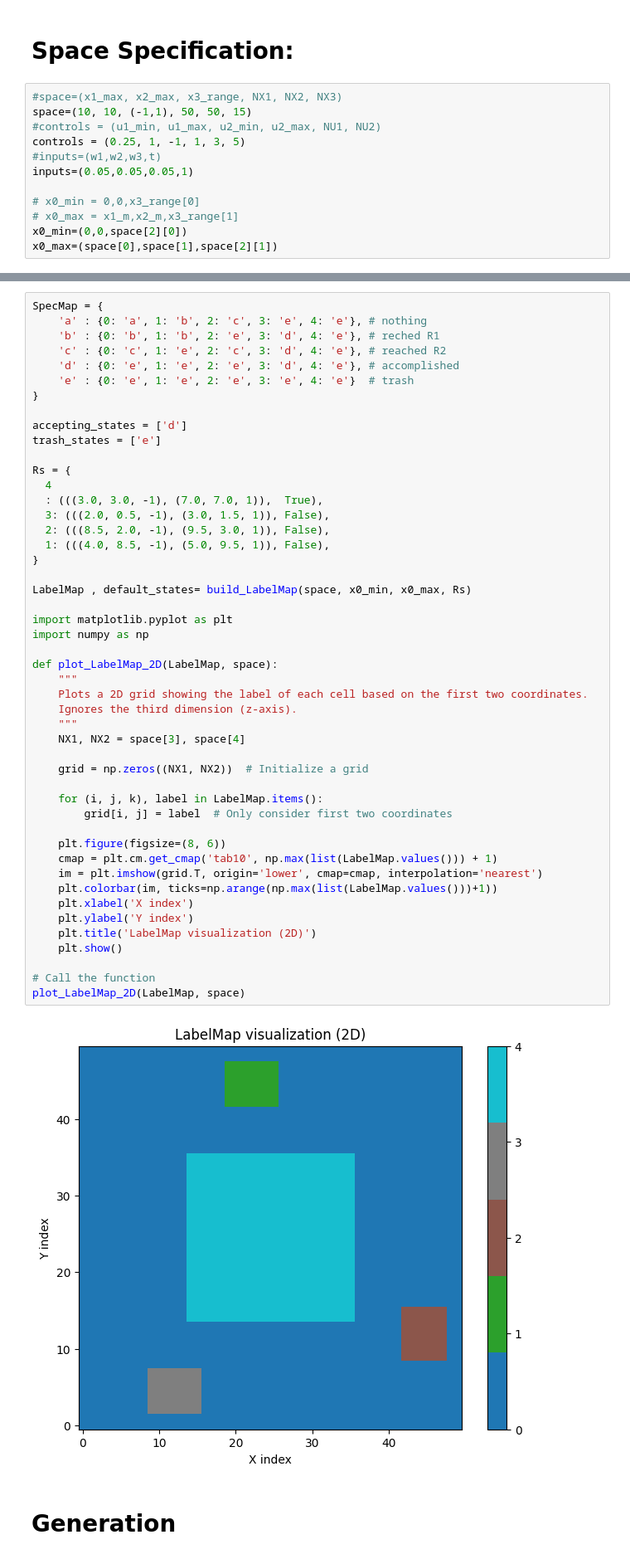
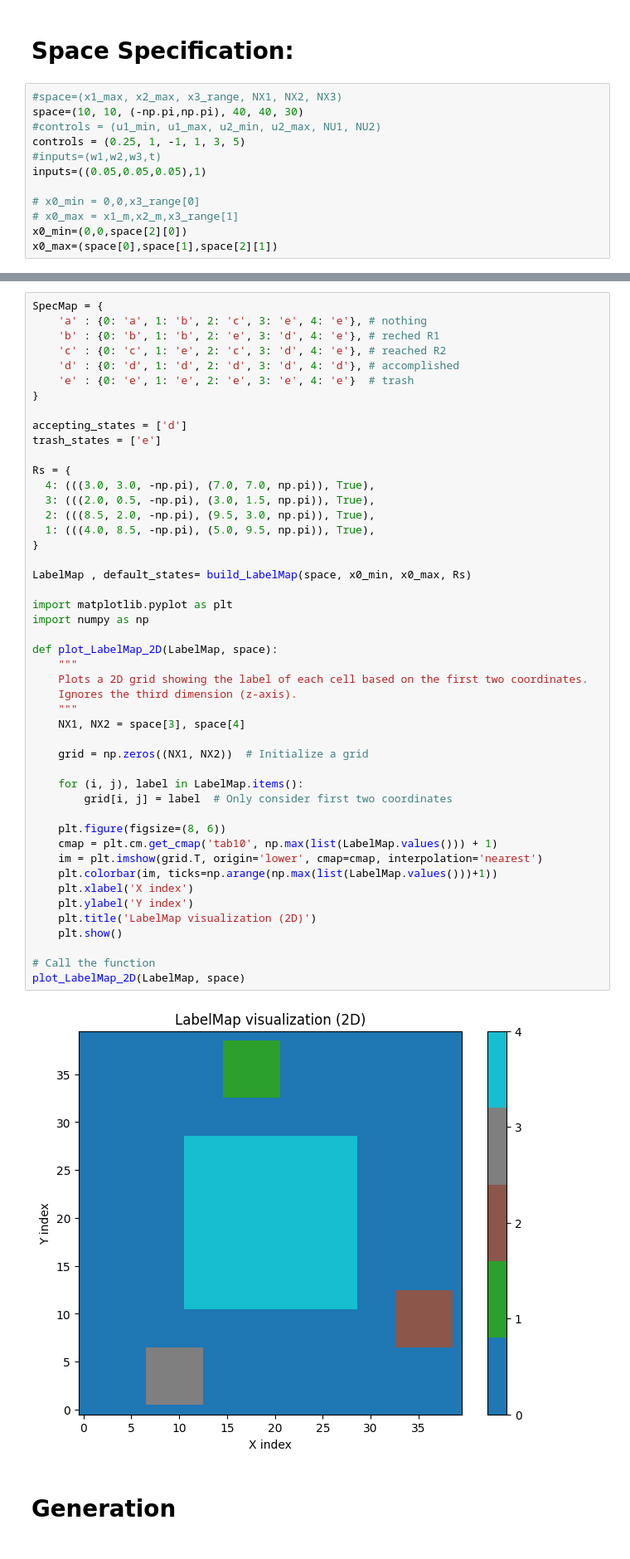
Before and after one commit to mokhatiri/symbolic_controller_generator, a Jupyter notebook: Example.ipynb, the cells around one changed output, grey strips where cells are left out. Shown at 83% size. Cells and saved outputs as stored; diff of their text form.

```diff
--- a/Example.ipynb
+++ b/Example.ipynb
@@ -5,11 +5,11 @@ from utils import *
 # Space Specification:
 # %%
 #space=(x1_max, x2_max, x3_range, NX1, NX2, NX3)
-space=(10, 10, (-1,1), 50, 50, 15)
+space=(10, 10, (-np.pi,np.pi), 40, 40, 30)
 #controls = (u1_min, u1_max, u2_min, u2_max, NU1, NU2)
 controls = (0.25, 1, -1, 1, 3, 5)
 #inputs=(w1,w2,w3,t)
-inputs=(0.05,0.05,0.05,1)
+inputs=((0.05,0.05,0.05),1)
 
 # x0_min = 0,0,x3_range[0]
 # x0_max = x1_m,x2_m,x3_range[1]
@@ -37,7 +39,7 @@ SpecMap = {
     'a' : {0: 'a', 1: 'b', 2: 'c', 3: 'e', 4: 'e'}, # nothing
     'b' : {0: 'b', 1: 'b', 2: 'e', 3: 'd', 4: 'e'}, # reched R1
     'c' : {0: 'c', 1: 'e', 2: 'c', 3: 'd', 4: 'e'}, # reached R2
-    'd' : {0: 'e', 1: 'e', 2: 'e', 3: 'd', 4: 'e'}, # accomplished
+    'd' : {0: 'd', 1: 'd', 2: 'd', 3: 'd', 4: 'd'}, # accomplished
     'e' : {0: 'e', 1: 'e', 2: 'e', 3: 'e', 4: 'e'}  # trash
 }
 
@@ -45,43 +47,42 @@ accepting_states = ['d']
 trash_states = ['e']
 
 Rs = {
-  4
-  : (((3.0, 3.0, -1), (7.0, 7.0, 1)),  True),
-  3: (((2.0, 0.5, -1), (3.0, 1.5, 1)), False),
-  2: (((8.5, 2.0, -1), (9.5, 3.0, 1)), False),
-  1: (((4.0, 8.5, -1), (5.0, 9.5, 1)), False),
+  4: (((3.0, 3.0, -np.pi), (7.0, 7.0, np.pi)), True),
+  3: (((2.0, 0.5, -np.pi), (3.0, 1.5, np.pi)), True),
+  2: (((8.5, 2.0, -np.pi), (9.5, 3.0, np.pi)), True),
+  1: (((4.0, 8.5, -np.pi), (5.0, 9.5, np.pi)), True),
 }
 
 LabelMap , default_states= build_LabelMap(space, x0_min, x0_max, Rs)
 
 import matplotlib.pyplot as plt
 import numpy as np
 
 def plot_LabelMap_2D(LabelMap, space):
     """
     Plots a 2D grid showing the label of each cell based on the first two coordinates.
     Ignores the third dimension (z-axis).
     """
     NX1, NX2 = space[3], space[4]
 
     grid = np.zeros((NX1, NX2))  # Initialize a grid
 
-    for (i, j, k), label in LabelMap.items():
+    for (i, j), label in LabelMap.items():
         grid[i, j] = label  # Only consider first two coordinates
 
     plt.figure(figsize=(8, 6))
     cmap = plt.cm.get_cmap('tab10', np.max(list(LabelMap.values())) + 1)
     im = plt.imshow(grid.T, origin='lower', cmap=cmap, interpolation='nearest')
     plt.colorbar(im, ticks=np.arange(np.max(list(LabelMap.values()))+1))
     plt.xlabel('X index')
     plt.ylabel('Y index')
     plt.title('LabelMap visualization (2D)')
     plt.show()
 
 # Call the function
 plot_LabelMap_2D(LabelMap, space)
 # %% [output]
-[figure, old version]
+[figure, new version]
 # %% [markdown]
 # Generation
 # %%
```
Also changed, not shown: parts of 20 cells of this notebook, 7 other files.
